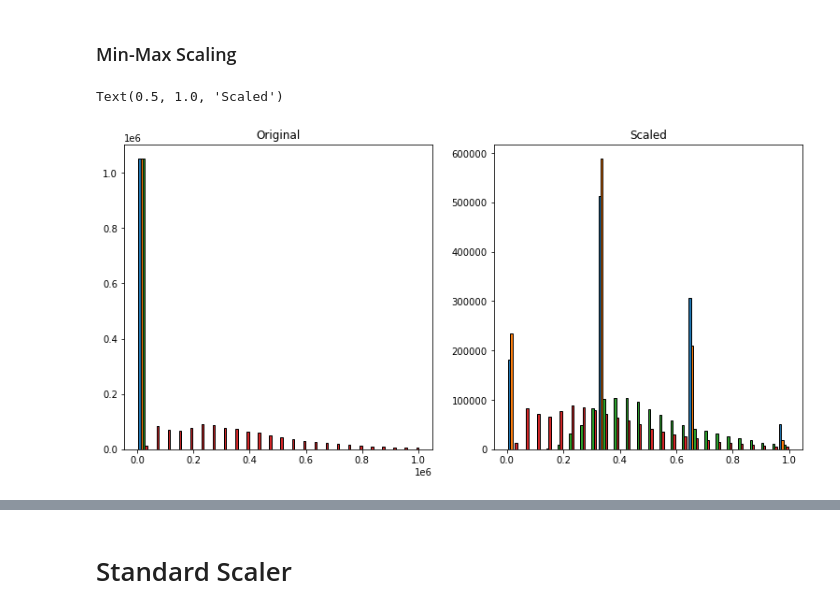
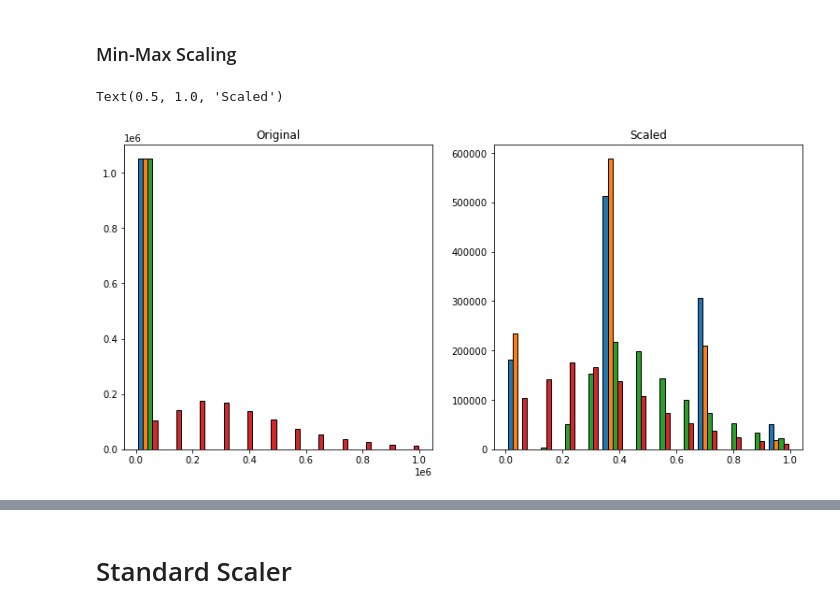
Before and after one commit to hrodjr/regression-exercises, a Jupyter notebook: scaling.ipynb, the cells around one changed output, grey strips where cells are left out. Drawn from its saved outputs; the diff is of its cells as text; code cells hidden in the pictures.

```diff
--- a/scaling.ipynb
+++ b/scaling.ipynb
@@ -32,25 +32,29 @@ train, validate = train_test_split(train_validate, test_size=.3, random_state=12
 #Train
 X_train = train[['bedrooms', 'bathrooms', 'square_feet', 'tax_value']]#features
 y_train = train.year
+X_validate = validate[['bedrooms', 'bathrooms', 'square_feet', 'tax_value']]#features
+y_validate = validate.year
+X_test = test[['bedrooms', 'bathrooms', 'square_feet', 'tax_value']]#features
+y_test = test.year
 # %% [markdown]
 ### Min-Max Scaling
 # %%
-scaler = sklearn.preprocessing.MinMaxScaler()
+scaler = MinMaxScaler()
 # Note that we only call .fit with the training data,
 # but we use .transform to apply the scaling to all the data splits.
 scaler.fit(X_train)
 
 X_train_scaled = scaler.transform(X_train)
-#X_validate_scaled = scaler.transform(X_validate)
-#X_test_scaled = scaler.transform(X_test)
+X_validate_scaled = scaler.transform(X_validate)
+X_test_scaled = scaler.transform(X_test)
 
 plt.figure(figsize=(13, 6))
 plt.subplot(121)
-plt.hist(X_train, bins=25, ec='black')
+plt.hist(X_train, bins=12, ec='black')
 plt.title('Original')
 plt.subplot(122)
-plt.hist(X_train_scaled, bins=25, ec='black')
+plt.hist(X_train_scaled, bins=12, ec='black')
 plt.title('Scaled')
 # %% [output]
 Text(0.5, 1.0, 'Scaled')
-[figure, old version]
+[figure, new version]
```
Also changed, not shown: parts of 13 cells of this notebook.
